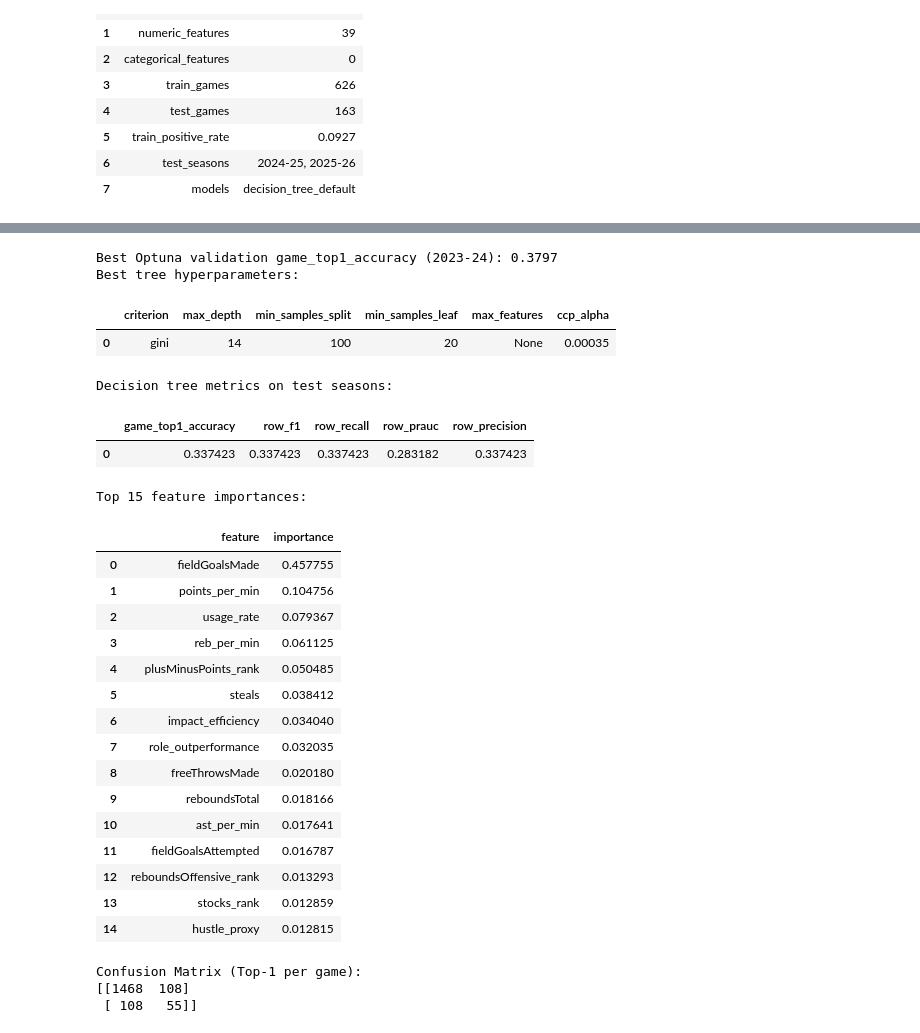
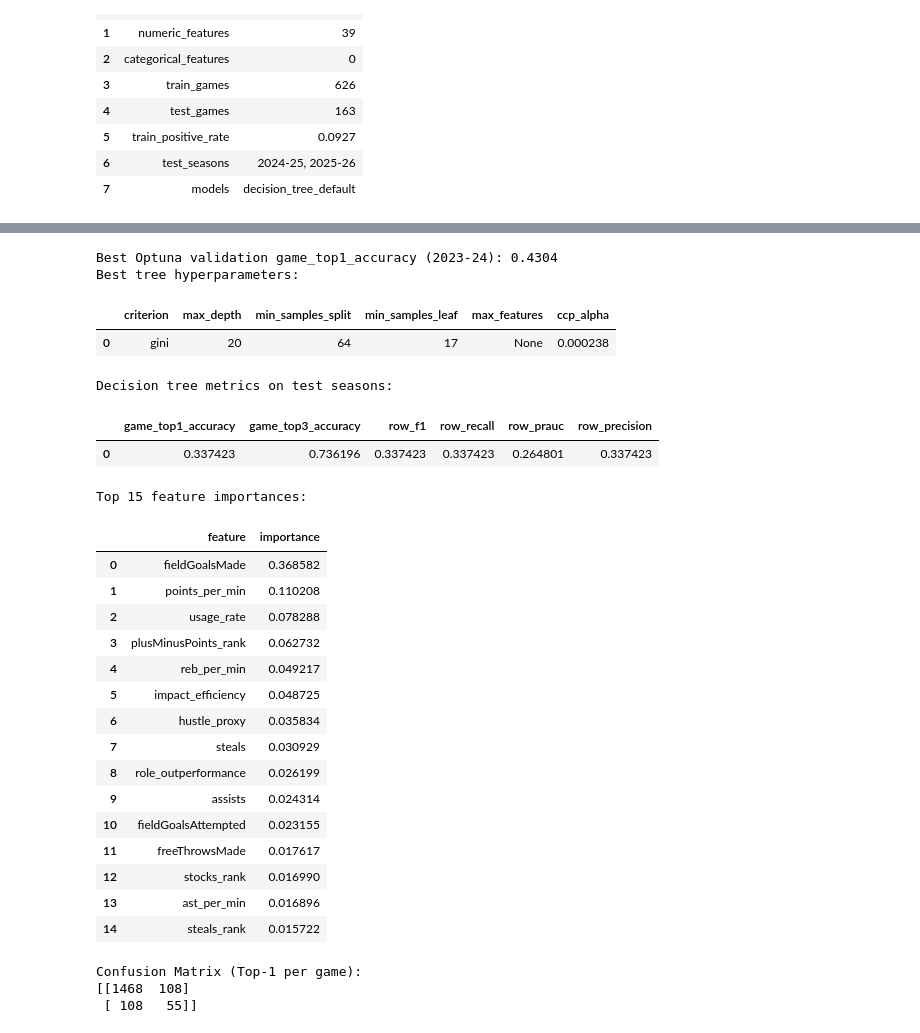
Before and after one commit to Tttaussig33/tommy-award-analysis, a Jupyter notebook: decision_tree_classifier.ipynb, the cells around one changed output, grey strips where cells are left out. Saved outputs shown, nothing was run; the diff lists cells and outputs as text; code cells hidden in the pictures.

Commit message:
Make top 3 accuracy metric for my models

```diff
--- a/decision_tree_classifier.ipynb
+++ b/decision_tree_classifier.ipynb
@@ -194,6 +194,17 @@ def sort_seasons(seasons: list[str]) -> list[str]:
 def score_game_top1(scored: pd.DataFrame) -> float:
     winner_idx_local = scored.groupby(game_id_col)["pred_prob"].idxmax()
     return float(scored.loc[winner_idx_local, target_col].mean())
+
+
+def score_game_topk(scored: pd.DataFrame, k: int) -> float:
+    """Fraction of games where the true winner (y=1) is among the top-k rows by pred_prob."""
+
+    def _game_hit(group: pd.DataFrame) -> bool:
+        top = group.nlargest(k, "pred_prob")
+        return bool((top[target_col] == 1).any())
+
+    hits = scored.groupby(game_id_col, group_keys=False).apply(_game_hit)
+    return float(hits.mean())
 
 
 # Temporal validation split inside training data:
@@ -251,6 +262,7 @@ metrics_df = pd.DataFrame(
     [
         {
             "game_top1_accuracy": scored_df.loc[winner_idx, target_col].mean(),
+            "game_top3_accuracy": score_game_topk(scored_df, 3),
             "row_f1": f1_score(y_test, y_pred_top1, zero_division=0),
             "row_recall": recall_score(y_test, y_pred_top1, zero_division=0),
             "row_prauc": average_precision_score(y_test, scored_df["pred_prob"]),
@@ -295,27 +307,27 @@ display(feature_importance_df.head(15))
-Best Optuna validation game_top1_accuracy (2023-24): 0.3797
+Best Optuna validation game_top1_accuracy (2023-24): 0.4304
 Best tree hyperparameters:
 |  | criterion | max_depth | min_samples_split | min_samples_leaf | max_features | ccp_alpha |
-| 0 | gini | 14 | 100 | 20 | None | 0.00035 |
+| 0 | gini | 20 | 64 | 17 | None | 0.000238 |
 Decision tree metrics on test seasons:
-|  | game_top1_accuracy | row_f1 | row_recall | row_prauc | row_precision |
-| 0 | 0.337423 | 0.337423 | 0.337423 | 0.283182 | 0.337423 |
+|  | game_top1_accuracy | game_top3_accuracy | row_f1 | row_recall | row_prauc | row_precision |
+| 0 | 0.337423 | 0.736196 | 0.337423 | 0.337423 | 0.264801 | 0.337423 |
 Top 15 feature importances:
 |  | feature | importance |
-| 0 | fieldGoalsMade | 0.457755 |
-| 1 | points_per_min | 0.104756 |
-| 2 | usage_rate | 0.079367 |
-| 3 | reb_per_min | 0.061125 |
-| 4 | plusMinusPoints_rank | 0.050485 |
-| 5 | steals | 0.038412 |
-| 6 | impact_efficiency | 0.034040 |
-| 7 | role_outperformance | 0.032035 |
-| 8 | freeThrowsMade | 0.020180 |
-| 9 | reboundsTotal | 0.018166 |
-| 10 | ast_per_min | 0.017641 |
-| 11 | fieldGoalsAttempted | 0.016787 |
-| 12 | reboundsOffensive_rank | 0.013293 |
-| 13 | stocks_rank | 0.012859 |
-| 14 | hustle_proxy | 0.012815 |
+| 0 | fieldGoalsMade | 0.368582 |
+| 1 | points_per_min | 0.110208 |
+| 2 | usage_rate | 0.078288 |
+| 3 | plusMinusPoints_rank | 0.062732 |
+| 4 | reb_per_min | 0.049217 |
+| 5 | impact_efficiency | 0.048725 |
+| 6 | hustle_proxy | 0.035834 |
+| 7 | steals | 0.030929 |
+| 8 | role_outperformance | 0.026199 |
+| 9 | assists | 0.024314 |
+| 10 | fieldGoalsAttempted | 0.023155 |
+| 11 | freeThrowsMade | 0.017617 |
+| 12 | stocks_rank | 0.016990 |
+| 13 | ast_per_min | 0.016896 |
+| 14 | steals_rank | 0.015722 |
 # %%
 from sklearn.metrics import confusion_matrix
 import matplotlib.pyplot as plt
```
Also changed, not shown: parts of 1 cell of this notebook, 2 other files.
